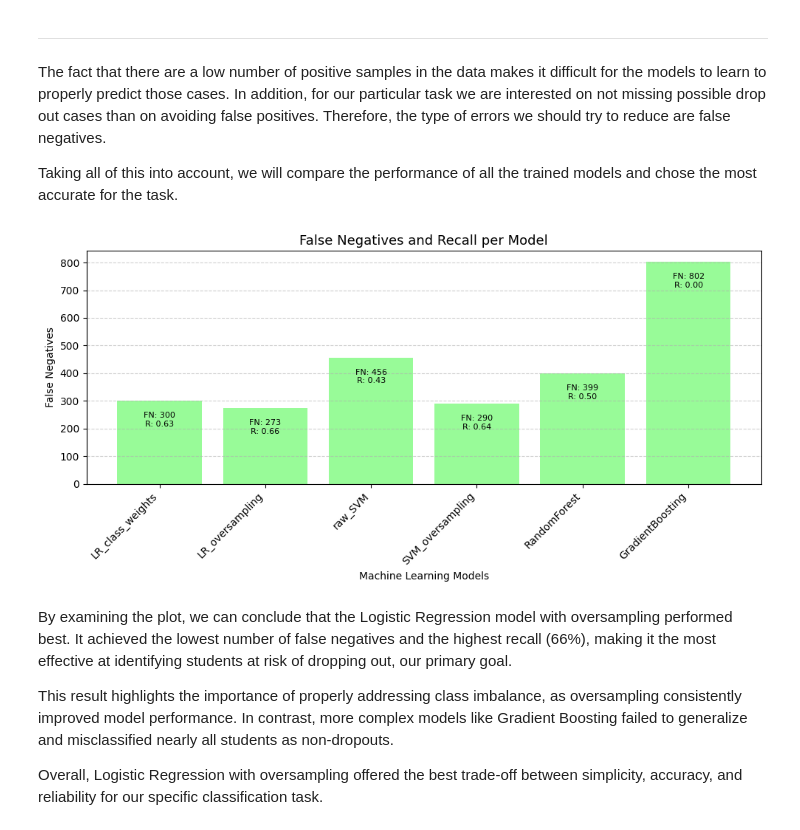
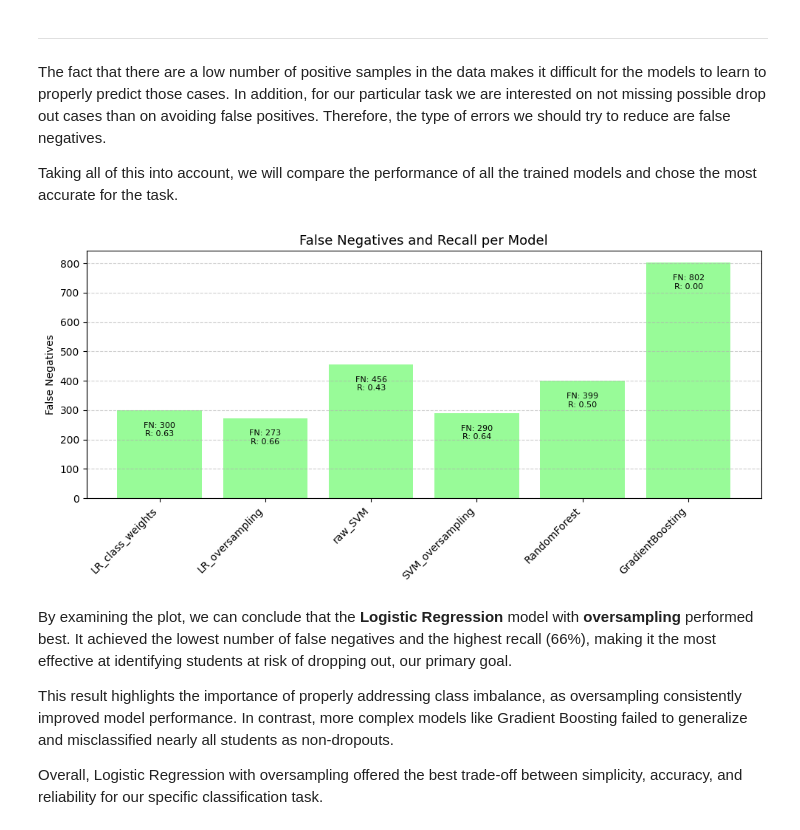
Before and after one commit to laurabolta/Synthesis-Project-I, a Jupyter notebook: DropOut_Conclusions.ipynb, the cells around one changed output. Saved outputs shown, nothing was run; the diff lists cells and outputs as text; code cells hidden in the pictures.

```diff
--- a/DropOut_Conclusions.ipynb
+++ b/DropOut_Conclusions.ipynb
@@ -13,37 +13,36 @@ import numpy as np
 import pandas as pd
 import matplotlib.pyplot as plt
 
 # Model names and data
 models = ['LR_class_weights', 'LR_oversampling', 'raw_SVM', 'SVM_oversampling', 'RandomForest', 'GradientBoosting']
 false_negatives = [300, 273, 456, 290, 399, 802]
 true_positives = [502, 529, 346, 512, 403, 0]
 
 # Calculate recall
 recall = [tp / (tp + fn) if (tp + fn) > 0 else 0 for tp, fn in zip(true_positives, false_negatives)]
 
 # Create bar plot
 plt.figure(figsize=(10, 5))
 bars = plt.bar(models, false_negatives, color='palegreen')
 
 # Add compact value labels
 for i, bar in enumerate(bars):
     height = bar.get_height()
     label = f'FN: {int(height)}\nR: {recall[i]:.2f}'
     plt.text(bar.get_x() + bar.get_width()/2., height - 40,
              label, ha='center', va='top', fontsize=8, color='black')
 
 # Final plot settings
 plt.title('False Negatives and Recall per Model', fontsize=13)
-plt.xlabel('Machine Learning Models')
 plt.ylabel('False Negatives')
 plt.xticks(rotation=45, ha='right')
 plt.tight_layout()
 plt.grid(axis='y', linestyle='--', alpha=0.6)
 plt.show()
 # %% [output]
-[figure, old version]
+[figure, new version]
 # %% [markdown]
-By examining the plot, we can conclude that the Logistic Regression model with oversampling performed best. It achieved the lowest number of false negatives and the highest recall (66%), making it the most effective at identifying students at risk of dropping out, our primary goal.
+By examining the plot, we can conclude that the **Logistic Regression** model with **oversampling** performed best. It achieved the lowest number of false negatives and the highest recall (66%), making it the most effective at identifying students at risk of dropping out, our primary goal.
 
 This result highlights the importance of properly addressing class imbalance, as oversampling consistently improved model performance. In contrast, more complex models like Gradient Boosting failed to generalize and misclassified nearly all students as non-dropouts.
 
```
